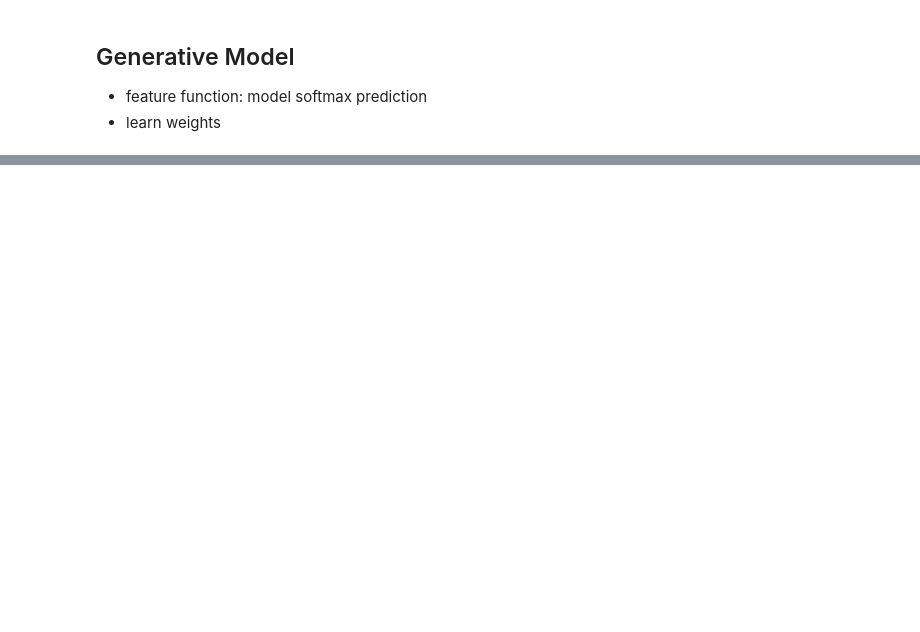
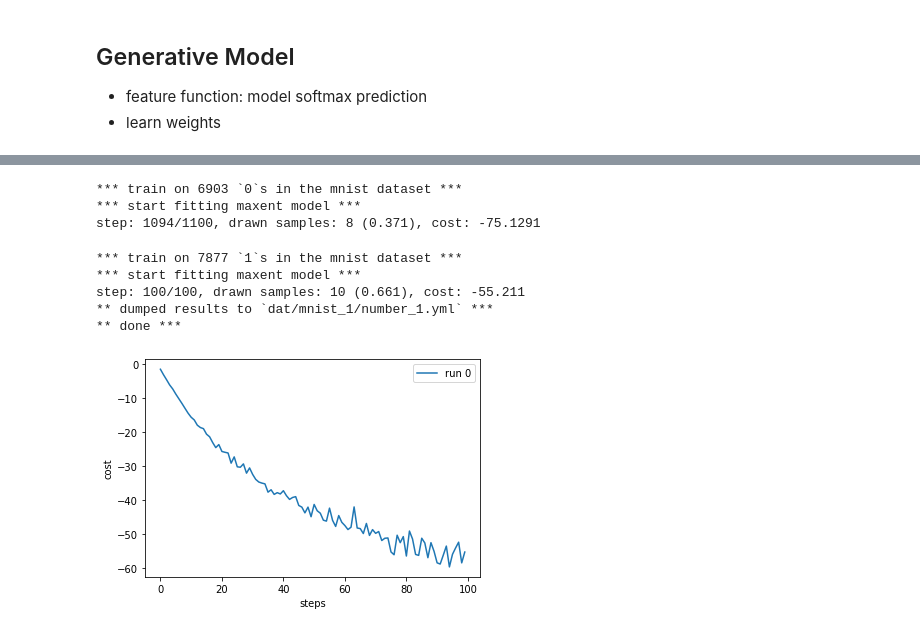
Before and after one commit to bhartl/generative-models, a Jupyter notebook: gempy/mnist/mnist_classifier.ipynb, the cells around one changed output, grey strips where cells are left out. Saved outputs shown, nothing was run; the diff lists cells and outputs as text; code cells hidden in the pictures; blank space fills up the shorter version.

Commit message:
jupyter notebook for generative mnist model

```diff
--- a/gempy/mnist/mnist_classifier.ipynb
+++ b/gempy/mnist/mnist_classifier.ipynb
@@ -121,0 +104,30 @@ from gempy import MnistGenerator
+# %%
+from gempy.mnist import MnistGenerator
+import matplotlib.pyplot as plt
+import numpy as np
+
+
+kwargs = dict(
+    maxsteps=1000,
+    batch_size=8,
+    n_sweeps=1,
+    learning_rate=5e-3,
+    save_fig=10,
+    # reg_l1=0.01,
+    reg_l2=0.001,
+)
+# %%
+mnist_zero = MnistGenerator.main(train_on=0, export_path='dat/mnist_0', **kwargs)
+# %% [output]
+*** train on 6903 `0`s in the mnist dataset ***
+*** start fitting maxent model ***
+step: 1094/1100, drawn samples: 8 (0.371), cost: -75.1291
+# %%
+mnist_one = MnistGenerator.main(train_on=1, export_path='dat/mnist_1', **kwargs)
+# %% [output]
+*** train on 7877 `1`s in the mnist dataset ***
+*** start fitting maxent model ***
+step: 100/100, drawn samples: 10 (0.661), cost: -55.211
+** dumped results to `dat/mnist_1/number_1.yml` ***
+** done ***
+[figure, added]
```
Also changed, not shown: parts of 18 cells of this notebook, 3 other files.
